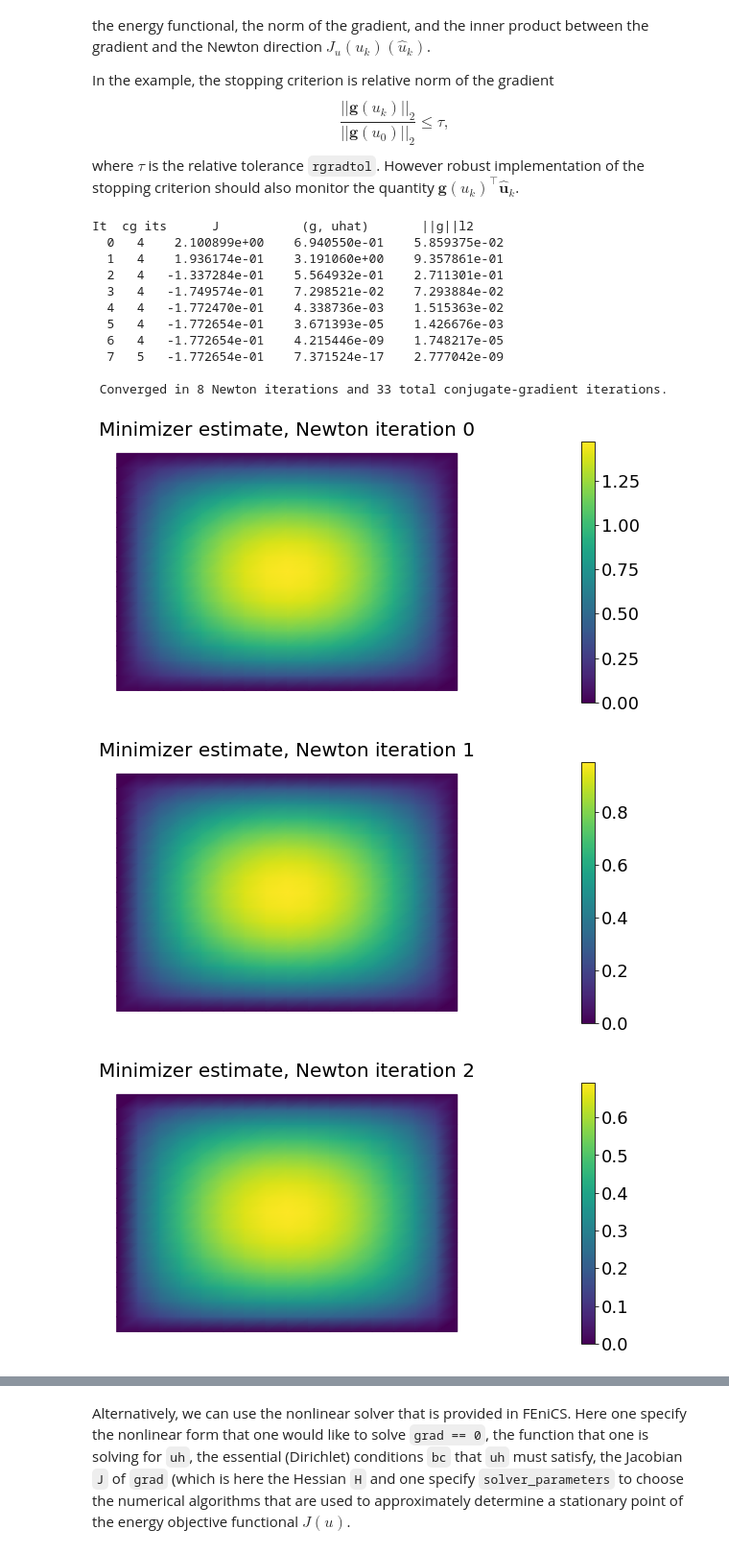
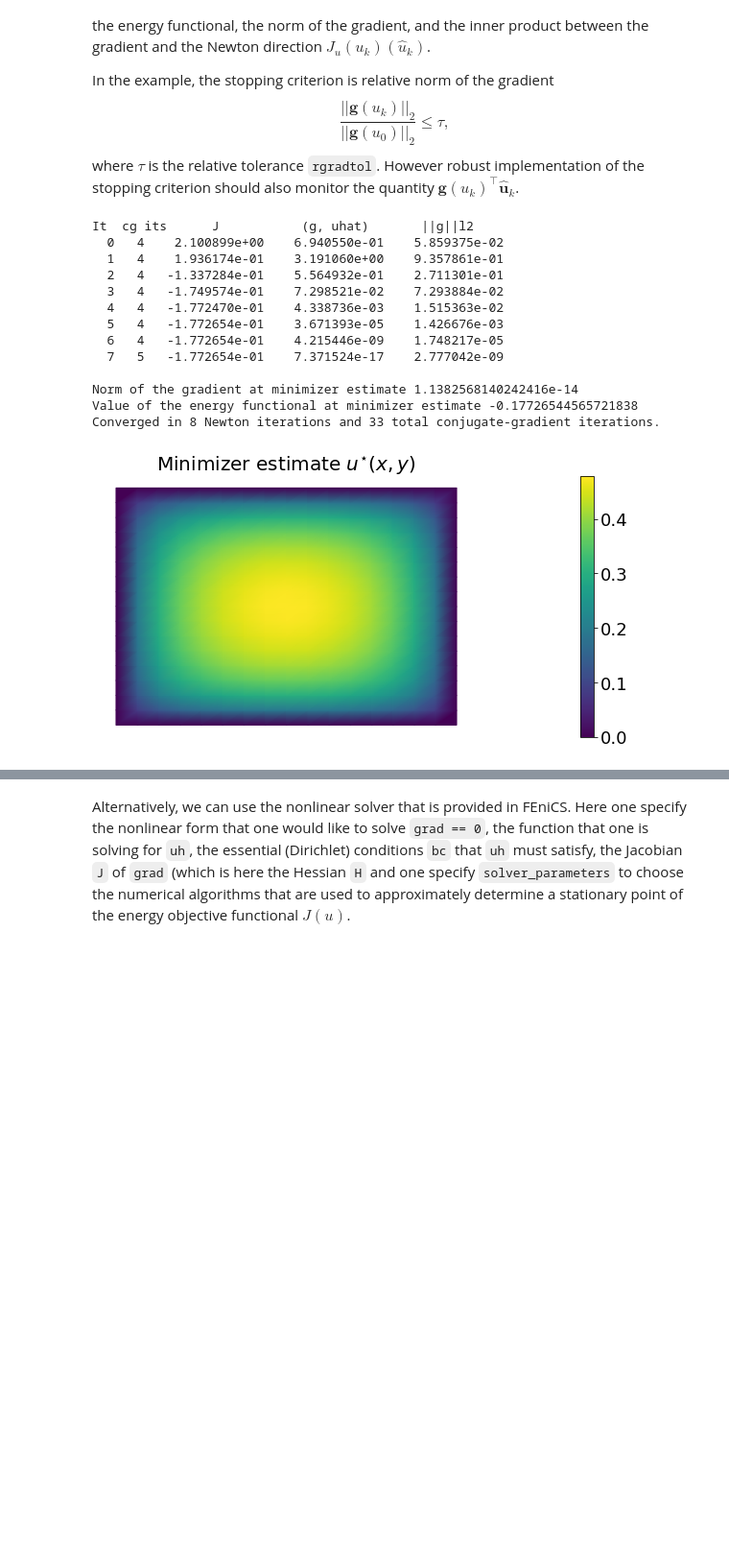
Before and after one commit to npetra/vippde-lab, a Jupyter notebook: 01_UnconstrainedMinimization/UnconstrainedMinimization.ipynb, the cells around one changed output, grey strips where cells are left out. Shown at 96% size. Drawn from its saved outputs; the diff is of its cells as text; code cells hidden in the pictures; blank space fills up the shorter version.

```diff
--- a/01_UnconstrainedMinimization/UnconstrainedMinimization.ipynb
+++ b/01_UnconstrainedMinimization/UnconstrainedMinimization.ipynb
@@ -385,38 +385,44 @@ g0 = dl.assemble(grad)
 bc0.apply(g0)
 
 tol = g0.norm("l2") * rgradtol
 
 uhat = dl.Function(Vh).vector()
 cg_it = 0
 print ("{0:3} {1:3}  {2:15} {3:15} {4:15}".format(
       "It", "cg its", "    J    ", "(g, uhat)", "||g||l2") )
 
+
+
 for i in range(max_iter):
     [Hn, gn] = dl.assemble_system(H, grad, bc0)
-    if gn.norm("l2") < tol:
-        print("\n Converged in {0:d} Newton iterations and {1:d} total conjugate-gradient iterations.".format(i, cg_it))
+    gradnorm = gn.norm("l2")
+    if gradnorm < tol:
+        print("\nNorm of the gradient at minimizer estimate", gradnorm )
+        print("Value of the energy functional at minimizer estimate", Ji)
+        print("Converged in {0:d} Newton iterations and {1:d} total conjugate-gradient iterations.".format(i, cg_it))
         break
     mycgits   = dl.solve(Hn, uhat, -1.*gn, "cg", "petsc_amg")
     cg_it = cg_it + mycgits
     uh.vector().axpy(1., uhat)
     Ji = dl.assemble(J)
     print ("{0:3d} {1:3d} {2:15e} {3:15e} {4:15e}".format(
       i, mycgits, Ji, -gn.inner(uhat), gn.norm("l2")) )
-    plt.figure()
-    nb.plot(uh, mytitle=r'Minimizer estimate, Newton iteration {0:1d}'.format(i))
+
+plt.figure()
+nb.plot(uh, mytitle=r'Minimizer estimate $u^{\star}(x,y)$')
 plt.show()
 # %% [output]
 It  cg its      J           (g, uhat)       ||g||l2
   0   4    2.100899e+00    6.940550e-01    5.859375e-02
   1   4    1.936174e-01    3.191060e+00    9.357861e-01
   2   4   -1.337284e-01    5.564932e-01    2.711301e-01
   3   4   -1.749574e-01    7.298521e-02    7.293884e-02
   4   4   -1.772470e-01    4.338736e-03    1.515363e-02
   5   4   -1.772654e-01    3.671393e-05    1.426676e-03
   6   4   -1.772654e-01    4.215446e-09    1.748217e-05
   7   5   -1.772654e-01    7.371524e-17    2.777042e-09
 
- Converged in 8 Newton iterations and 33 total conjugate-gradient iterations.
+Norm of the gradient at minimizer estimate 1.1382568140242416e-14
+Value of the energy functional at minimizer estimate -0.17726544565721838
+Converged in 8 Newton iterations and 33 total conjugate-gradient iterations.
-[figure, old version]
+[figure, new version]
-[figure, removed]
-[figure, removed]
```
Also changed, not shown: parts of 4 cells of this notebook, 1 other file.
